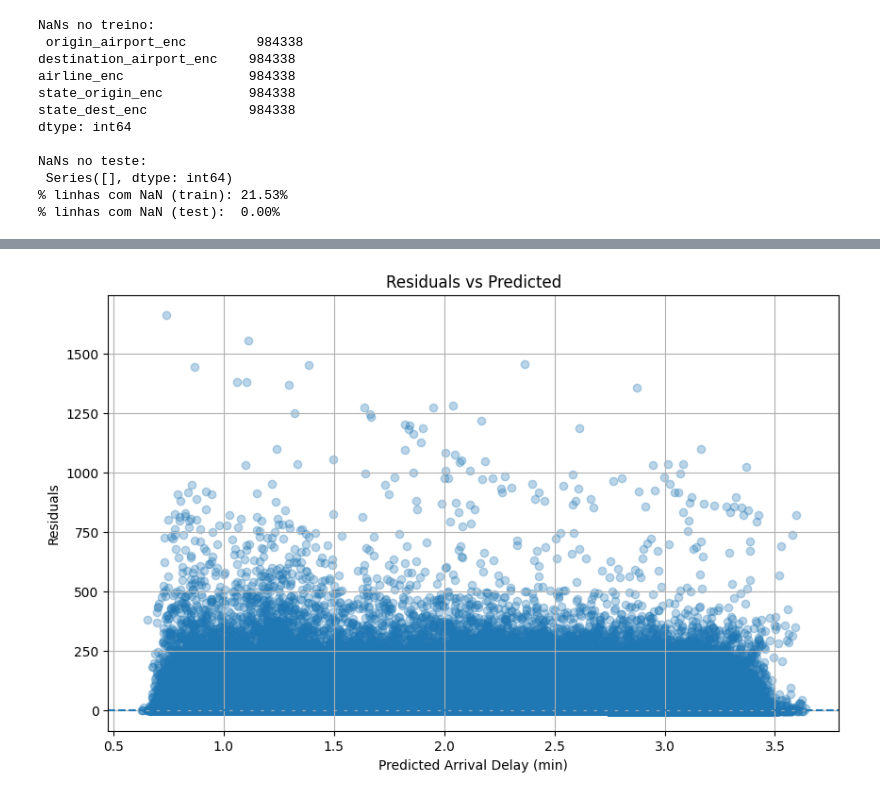
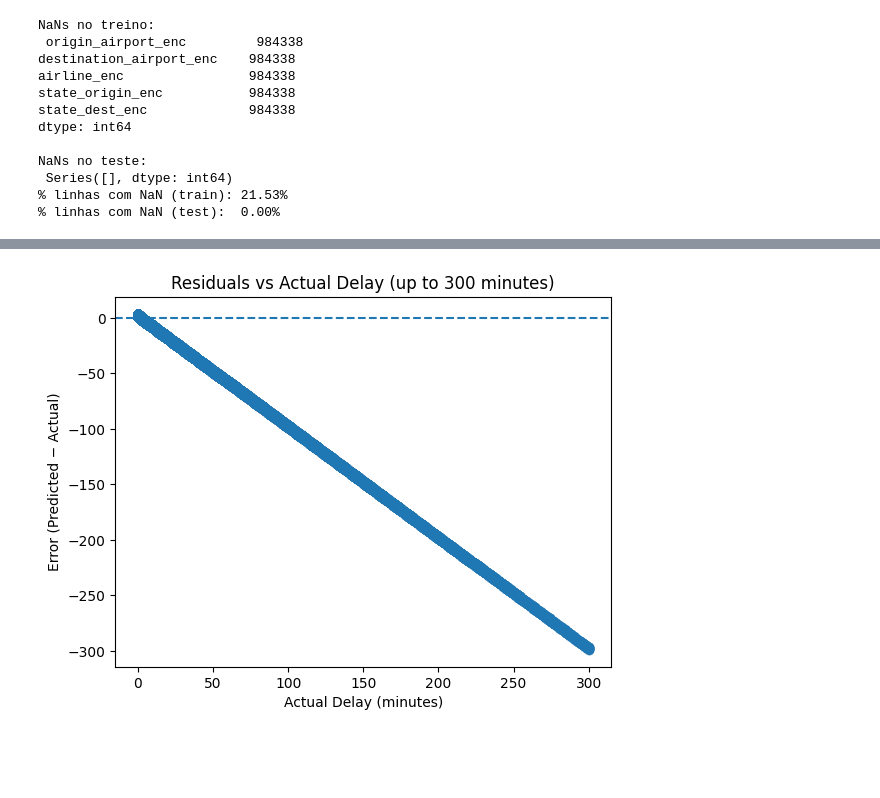
Before and after one commit to GuilhermeDellatin/fiap-machine-learning-tech-challenge-3, a Jupyter notebook: flight-regression.ipynb, the cells around one changed output, grey strips where cells are left out. Cells and saved outputs as stored; diff of their text form; code cells hidden in the pictures; blank space fills up the shorter version.

Commit message:
Added graphic by delay band

```diff
--- a/flight-regression.ipynb
+++ b/flight-regression.ipynb
@@ -240,12 +276,12 @@ R2:   -0.0780
 # %%
-residuals = y_test - y_pred
-plt.figure(figsize=(10, 6))
-plt.scatter(y_pred, residuals, alpha=0.3)
+residuals = y_pred - y_test
+
+mask = y_test <= 300
+plt.scatter(y_test[mask], residuals[mask], alpha=0.3)
 plt.axhline(0, linestyle="--")
-plt.xlabel("Predicted Arrival Delay (min)")
-plt.ylabel("Residuals")
-plt.title("Residuals vs Predicted")
-plt.grid(True)
+plt.xlabel("Actual Delay (minutes)")
+plt.ylabel("Error (Predicted − Actual)")
+plt.title("Residuals vs Actual Delay (up to 300 minutes)")
 plt.show()
 # %% [output]
-[figure, old version]
+[figure, new version]
```
Also changed, not shown: parts of 27 cells of this notebook.
